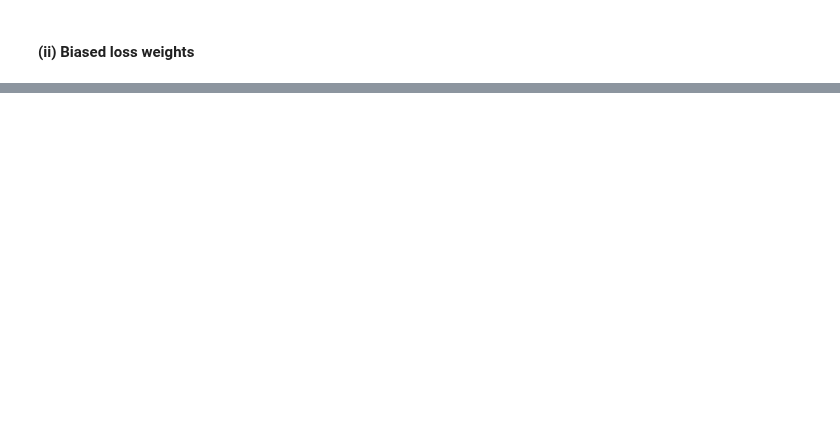
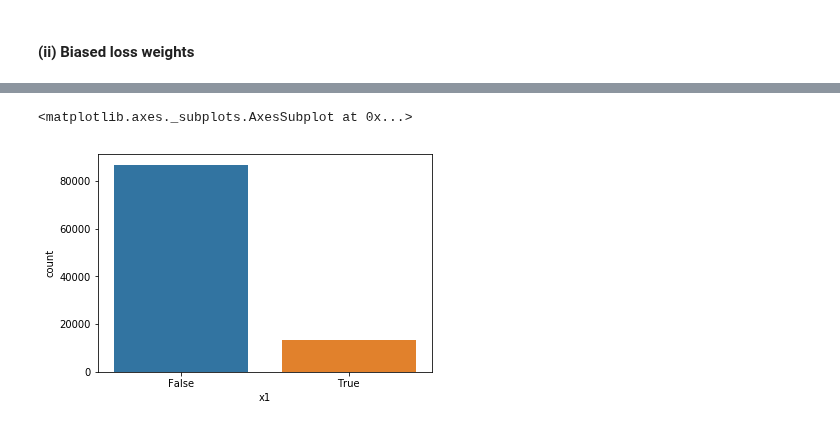
Before and after one commit to synthesized-io/insight, a Jupyter notebook: evaluation/basic_synthetic_distributions.ipynb, the cells around one changed output, grey strips where cells are left out. Drawn from its saved outputs; the diff is of its cells as text; code cells hidden in the pictures; blank space fills up the shorter version.

```diff
--- a/evaluation/basic_synthetic_distributions.ipynb
+++ b/evaluation/basic_synthetic_distributions.ipynb
@@ -337,20 +259,20 @@ df_original = product(
     df2=create_1d_gaussian(mean=0.0, std=1.0, size=size)
 )
 df_synthesized, value_types = synthesize(
-    df_original=df_original, summarizer=True, num_iterations=1000, num_logging=20,
+    df_original=df_original, summarizer='summaries', num_iterations=1000, num_logging=20,
     # encoder/decoder
-    network_type='mlp', capacity=512, depth=2, layer_type='dense',
-    batchnorm=True, activation='relu', weight_decay=1e-3,
+    network_type='mlp', capacity=512, depth=4, layer_type='dense',
+    batchnorm=True, activation='relu', weight_decay=0.0,
     # encoding
-    encoding_type='variational', encoding_size=512, encoding_kwargs=dict(beta=5.0),
+    encoding_type='variational', encoding_size=512, encoding_kwargs=dict(beta=2e-5),
     # optimizer
-    optimizer='adam', learning_rate=1e-5, decay_steps=200, decay_rate=0.5,
-    clip_gradients=1.0, batch_size=128,
+    optimizer='adam', learning_rate=3e-4, decay_steps=300, decay_rate=0.5,
+    clip_gradients=1.0, batch_size=512,
     # losses
-    categorical_weight=1.0, continuous_weight=7000.0,
+    categorical_weight=1.0, continuous_weight=0.04,
     # categorical
     smoothing=0.0, moving_average=True, similarity_regularization=0.0,
-    entropy_regularization=0.05
+    entropy_regularization=0.0
 )
 # %% [output]
   value types:
@@ -361,0 +289,5 @@ df_synthesized, value_types = synthesize(
+# %%
+sns.countplot(df_synthesized['x1'])
+# %% [output]
+<matplotlib.axes._subplots.AxesSubplot at 0x...>
+[figure, added]
```
Also changed, not shown: parts of 15 cells of this notebook, 7 other files.
